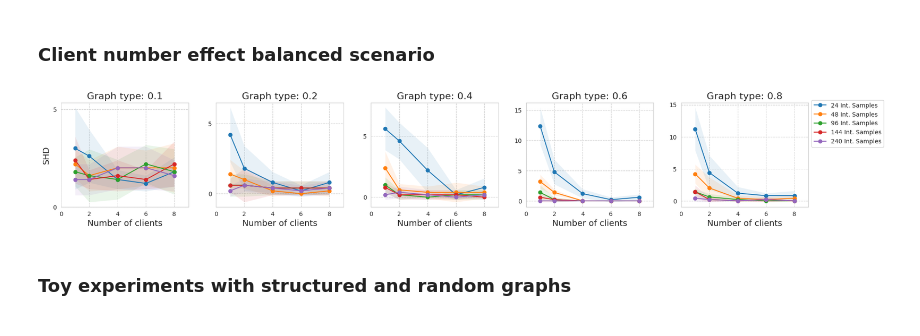
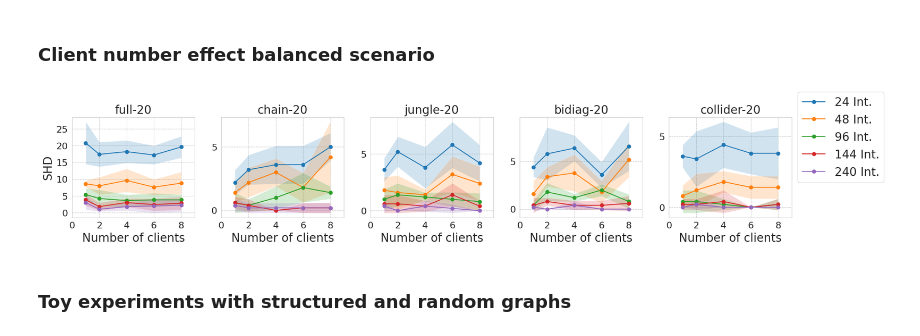
Before and after one commit to aminabyaneh/fed-cdi, a Jupyter notebook: federated/cluster/cluster_results.ipynb, the cells around one changed output. Saved outputs shown, nothing was run; the diff lists cells and outputs as text; code cells hidden in the pictures.

```diff
--- a/federated/cluster/cluster_results.ipynb
+++ b/federated/cluster/cluster_results.ipynb
@@ -213,10 +216,10 @@ graphs = edge_probs
 experiment_graphs = "rnd"
 
 # Build experiments info
-parent_folder_name = 'naive_agg'
+parent_folder_name = 'balanced_rnd'
 specifiers = [1, 2, 3, 4, 5, 6, 7, 8, 9, 10]
 int_sample_sizes = [2, 3, 4, 5, 6]
-labels = [f'Single client (50%)', 'Federated Setup (2-clients)', "Single client (100%)"]
+labels = [f'Single client', 'Federated setup', "Centralized"]
 
 n_row = 1
 n_col = len(graphs)
@@ -226,7 +229,7 @@ fig.tight_layout(h_pad=1, w_pad=1.5)
 
 for col, graph in enumerate(graphs):
     int_samples = [int_sample_sizes[col] * spc for spc in specifiers]
-    axs[col].set_title(f'Edge prob.: {graph}', fontsize=16)
+    axs[col].set_title(f'Edge prob.: {graph}', fontsize=20)
 
     for experiment_id in range(num_experiments):
         shd_per_int_samples_list = list()
@@ -254,20 +257,23 @@ for col, graph in enumerate(graphs):
                       linestyle='solid', marker='o')
         axs[col].fill_between(int_samples, shd_per_int_samples_avg - shd_per_int_samples_std,
                               (shd_per_int_samples_avg +  shd_per_int_samples_std),
-                               alpha=0.1)
+                               alpha=0.25)
 
         axs[0].set_ylabel("SHD", fontsize=14)
-        axs[col].set_xlabel('Interventional Samples', fontsize=14)
+        axs[col].set_xlabel('Int. samples', fontsize=20)
 
         start_x, end_x = axs[col].get_xlim()
         start_y, end_y = axs[col].get_ylim()
 
+        axs[col].tick_params(axis='x', labelsize=16)
+        axs[col].tick_params(axis='y', labelsize=16)
+
         axs[col].set_xlim([start_x + 0.5, end_x + 0.5])
         axs[col].set_ylim([0, end_y + 2])
 
-        axs[col].yaxis.set_ticks(np.arange(0, end_y, 5).astype(int))
-        axs[col].xaxis.set_ticks(np.arange(0, end_x, int_sample_sizes[col]).astype(int))
-axs[n_col - 1].legend(loc='center left', bbox_to_anchor=(1.0, 0.8))
+        axs[col].yaxis.set_ticks(np.arange(0, end_y, 10).astype(int))
+        axs[col].xaxis.set_ticks(np.arange(0, end_x, end_x // 5).astype(int))
+axs[n_col - 1].legend(loc='center left', bbox_to_anchor=(1.0, 0.8), prop={'size': 20})
 
 plt.savefig(f'balanced_int_{experiment_graphs}_shd_per_samples.png', bbox_inches='tight')
 plt.show()
@@ -281,14 +289,16 @@ num_vars = 20
 # Graphs
 graph_types = ["full", "chain", "jungle", "bidiag", "collider"]
 edge_probs = [0.1, 0.2, 0.4, 0.6, 0.8]
-experiment_graphs = "rnd"
-division_type = "NODIV"
+experiment_graphs = "str"
+division_type = "DIV" # or NODIV
 
 # Build experiments info
 graphs = graph_types if experiment_graphs == "str" else edge_probs
 
-# Build experiments info
-parent_folder_name = 'client_sweep'
+if division_type == "DIV":
+    parent_folder_name = 'client_sweepdiv_str' if experiment_graphs == "str" else 'client_sweepdiv_rnd'
+else:
+    parent_folder_name = 'client_sweep_str' if experiment_graphs == "str" else 'client_sweep_rnd'
 ref_num_clients = [1, 2, 4, 6, 8]
 
 n_row = 1
@@ -299,49 +309,53 @@ fig.tight_layout(h_pad=1, w_pad=1.5)
 
 for col, graph in enumerate(graphs):
     int_samples = [24, 48, 96, 144, 240]
-    axs[col].set_title(f'Graph type: {graph}', fontsize=16)
+    axs[col].set_title(f'{graph}-20', fontsize=20)
 
     for int_sample in int_samples:
-        exps_folder_name = f'ClientSweep{division_type}-{graph}-{num_vars}-{int_sample}'
+        exps_folder_name = f'ClientSweepDiv-{graph}-{num_vars}-{int_sample}'
 
         shd_per_numclients = list()
         for rep_idx in range(repeat_count):
             shd_per_clients = list()
 
             for experiment_id in range(num_experiments):
                 data_file_name = f'results_{experiment_id}_{rep_idx}.pickle'
                 load_dir = os.path.join('data', parent_folder_name, exps_folder_name, data_file_name)
 
                 with open(load_dir, 'rb') as handle:
                     results_dict = pickle.load(handle)
 
                 shd_per_rounds = retrieve_federated_data(results_dict, "SHD", "round_metrics")
                 shd_per_clients.append(shd_per_rounds[-1])
 
             shd_per_numclients.append(shd_per_clients)
 
         shd_per_numclients_avg = np.mean(np.asarray(shd_per_numclients), axis=0)
         shd_per_numclients_std = np.std(np.asarray(shd_per_numclients), axis=0)
 
-        axs[col].plot(ref_num_clients, shd_per_numclients_avg, label=f'{int_sample} Int. Samples',
+        axs[col].plot(ref_num_clients, shd_per_numclients_avg, label=f'{int_sample} Int.',
                       linestyle='solid', marker='o')
         axs[col].fill_between(ref_num_clients, shd_per_numclients_avg - shd_per_numclients_std,
                               (shd_per_numclients_avg +  shd_per_numclients_std),
-                               alpha=0.1)
+                               alpha=0.2)
 
-        axs[0].set_ylabel("SHD", fontsize=14)
-        axs[col].set_xlabel('Number of clients', fontsize=14)
+        axs[0].set_ylabel("SHD", fontsize=20)
+        axs[col].set_xlabel('Number of clients', fontsize=20)
         axs[col].set_xlim([0, 9])
 
         start, end = axs[col].get_ylim()
         axs[col].yaxis.set_ticks(np.arange(0, end, 5).astype(int))
         axs[col].xaxis.set_ticks(np.arange(0, 10, 2).astype(int))
-axs[n_col - 1].legend(loc='center left', bbox_to_anchor=(1.0, 0.8))
+
+        axs[col].tick_params(axis='x', labelsize=16)
+        axs[col].tick_params(axis='y', labelsize=16)
+
+axs[n_col - 1].legend(loc='center left', bbox_to_anchor=(1.0, 0.8), prop={'size': 20})
 
 plt.savefig(f'client_sweep_balanced_agg_shd_per_clients_{experiment_graphs}_{division_type}.png', bbox_inches='tight')
 plt.show()
 # %% [output]
-[figure, old version]
+[figure, new version]
 # %% [markdown]
 ### Toy experiments with structured and random graphs
 # %%
```
Also changed, not shown: parts of 9 cells of this notebook, 2 other files.
